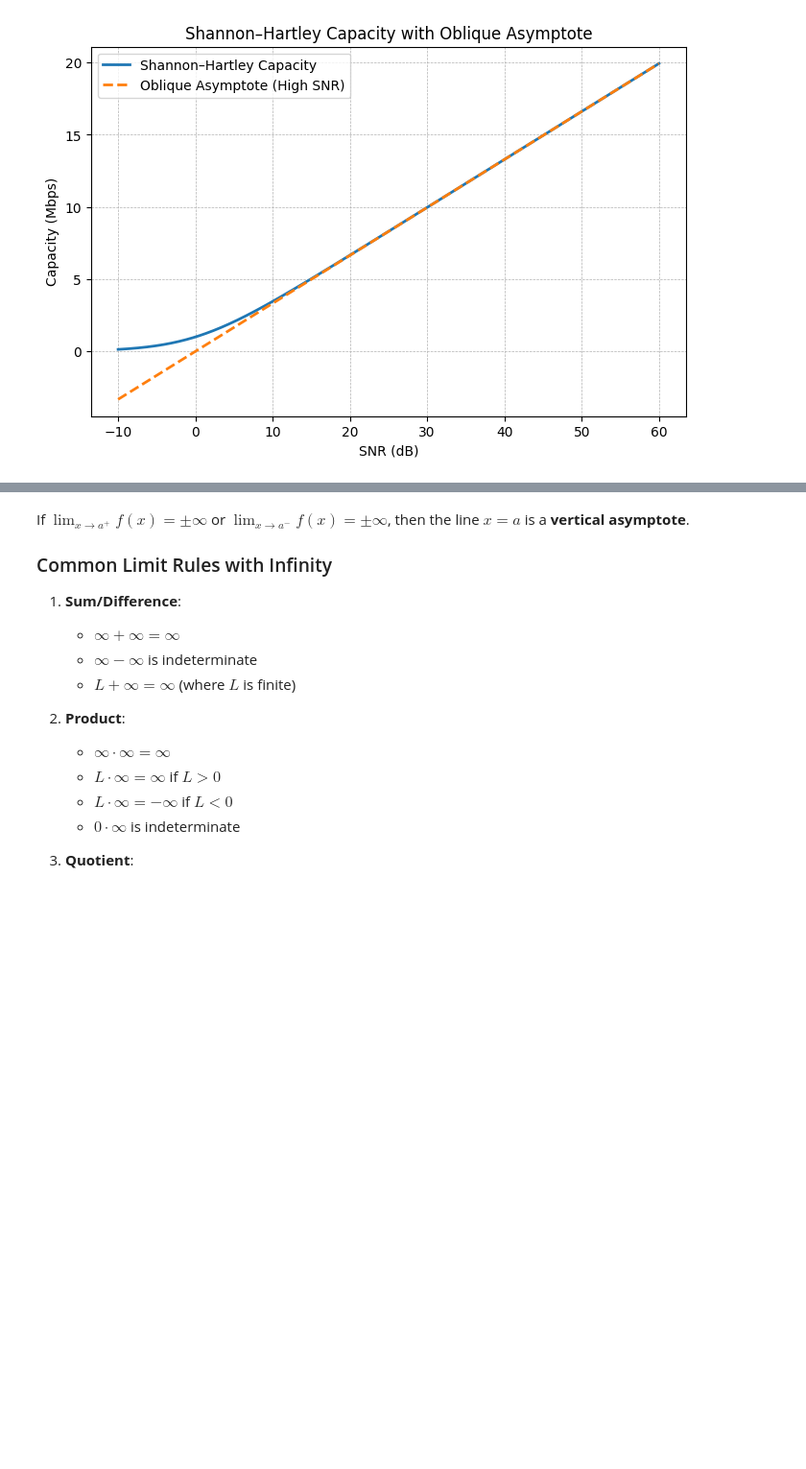
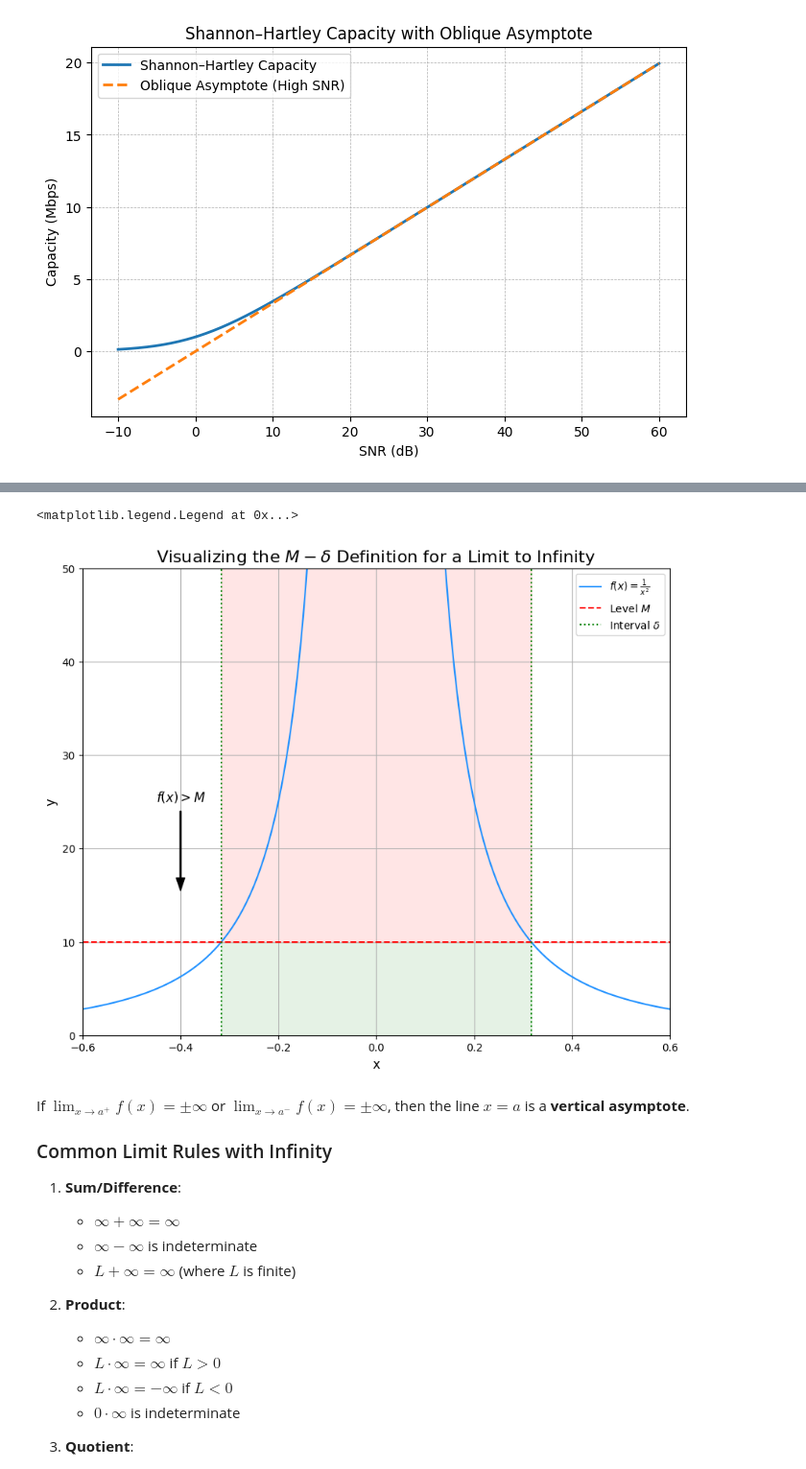
Before and after one commit to PatiphanAK/math-for-it, a Jupyter notebook: calculus/02_limits/06_Limit_Invole_Infinity.ipynb, the cells around one changed output, grey strips where cells are left out. Shown at 96% size. Saved outputs shown, nothing was run; the diff lists cells and outputs as text; code cells hidden in the pictures; blank space fills up the shorter version.

Commit message:
infinite limit

```diff
--- a/calculus/02_limits/06_Limit_Invole_Infinity.ipynb
+++ b/calculus/02_limits/06_Limit_Invole_Infinity.ipynb
@@ -284,3 +334,71 @@ plt.show()
+# %%
+def f(x):
+    return 1 / x**2
+
+# Define the M and calculate the corresponding delta
+M = 10
+delta = 1 / np.sqrt(M)
+
+# Create two ranges for x to avoid the vertical asymptote at x=0
+x1 = np.linspace(-1, -0.01, 200)
+x2 = np.linspace(0.01, 1, 200)
+
+# Calculate y values for both ranges
+y1 = f(x1)
+y2 = f(x2)
+
+# Create the plot
+plt.figure(figsize=(10, 8))
+
+# Plot the two parts of the function
+plt.plot(x1, y1, color='dodgerblue', label=r'$f(x) = \frac{1}{x^2}$')
+plt.plot(x2, y2, color='dodgerblue')
+
+# Plot the M line
+plt.axhline(y=M, color='red', linestyle='--', label=r'Level $M$')
+
+# Plot the delta lines
+plt.axvline(x=delta, color='green', linestyle=':', label=r'Interval $\delta$')
+plt.axvline(x=-delta, color='green', linestyle=':')
+
+# Add shading to represent the intervals
+plt.fill_between(np.linspace(-delta, delta, 2), 0, M, color='green', alpha=0.1)
+plt.fill_betweenx(np.linspace(M, 50, 2), -delta, delta, color='red', alpha=0.1)
+
+# Annotate the plot to clarify the ranges
+plt.annotate(
+    r'$0 < |x| < \delta$',
+    xy=(0, -5),
+    xytext=(0.2, -5),
+    fontsize=12,
+    ha='center',
+    arrowprops=dict(facecolor='black', shrink=0.05, width=1, headwidth=8)
+)
+plt.annotate(
+    r'$f(x) > M$',
+    xy=(-0.4, M + 5),
+    xytext=(-0.4, M + 15),
+    fontsize=12,
+    ha='center',
+    arrowprops=dict(facecolor='black', shrink=0.05, width=1, headwidth=8)
+)
+
+
+# Set the title and labels
+plt.title(r'Visualizing the $M-\delta$ Definition for a Limit to Infinity', fontsize=16)
+plt.xlabel('x', fontsize=12)
+plt.ylabel('y', fontsize=12)
+
+# Set the axis limits for a better view
+plt.ylim(0, 50)
+plt.xlim(-0.6, 0.6)
+
+# Add a grid for better readability
+plt.grid(True)
+plt.legend()
+# %% [output]
+<matplotlib.legend.Legend at 0x...>
+[figure, added]
 # %% [markdown]
 
 
```
Also changed, not shown: parts of 2 cells of this notebook.
